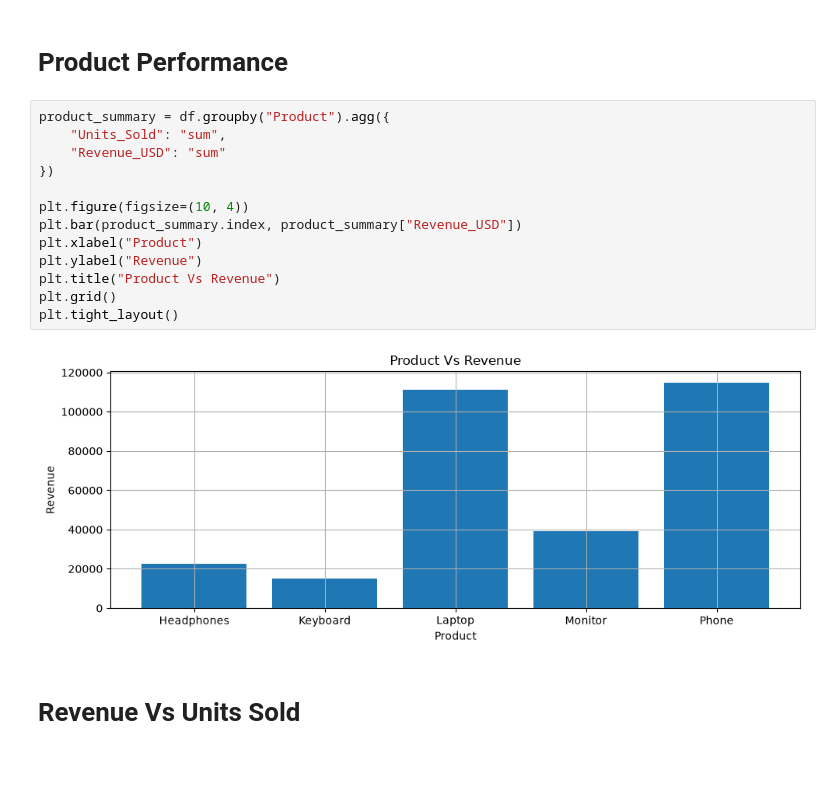
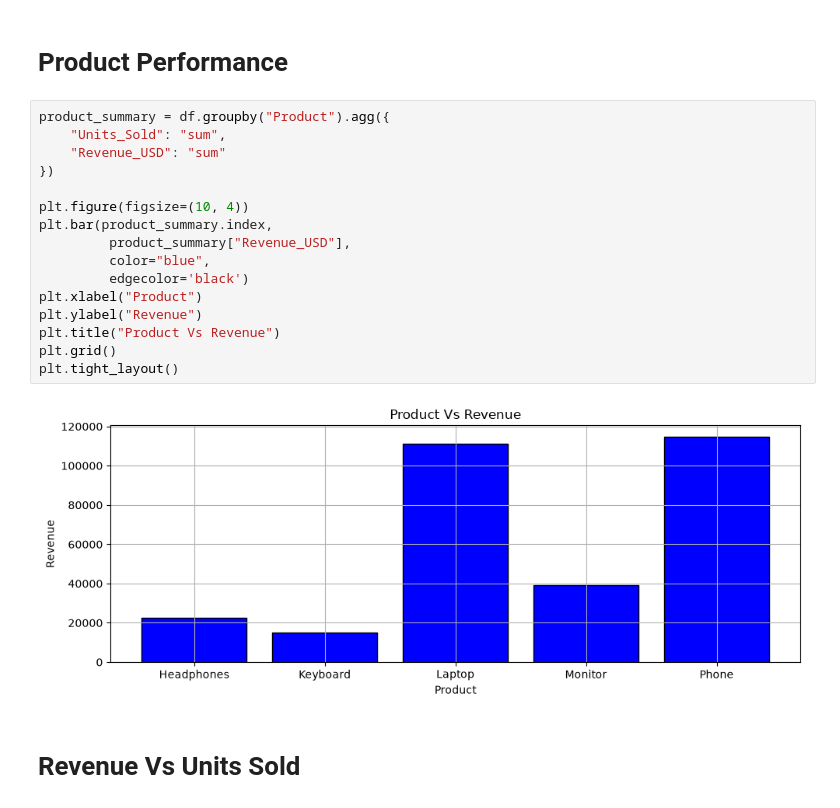
Before and after one commit to Abdurrahman-byte/Matplotlib_project, a Jupyter notebook: final-project-3.ipynb, the cells around one changed output. Drawn from its saved outputs; the diff is of its cells as text; blank space fills up the shorter version.

```diff
--- a/final-project-3.ipynb
+++ b/final-project-3.ipynb
@@ -34,18 +34,21 @@ std           0.225503        0.589768
 # %%
 product_summary = df.groupby("Product").agg({
     "Units_Sold": "sum",
     "Revenue_USD": "sum"
 })
 
 plt.figure(figsize=(10, 4))
-plt.bar(product_summary.index, product_summary["Revenue_USD"])
+plt.bar(product_summary.index,
+         product_summary["Revenue_USD"],
+         color="blue",
+         edgecolor='black')
 plt.xlabel("Product")
 plt.ylabel("Revenue")
 plt.title("Product Vs Revenue")
 plt.grid()
 plt.tight_layout()
 # %% [output]
-[figure, old version]
+[figure, new version]
 # %% [markdown]
 # Revenue Vs Units Sold
 # %%
```
Also changed, not shown: 1 other file.
